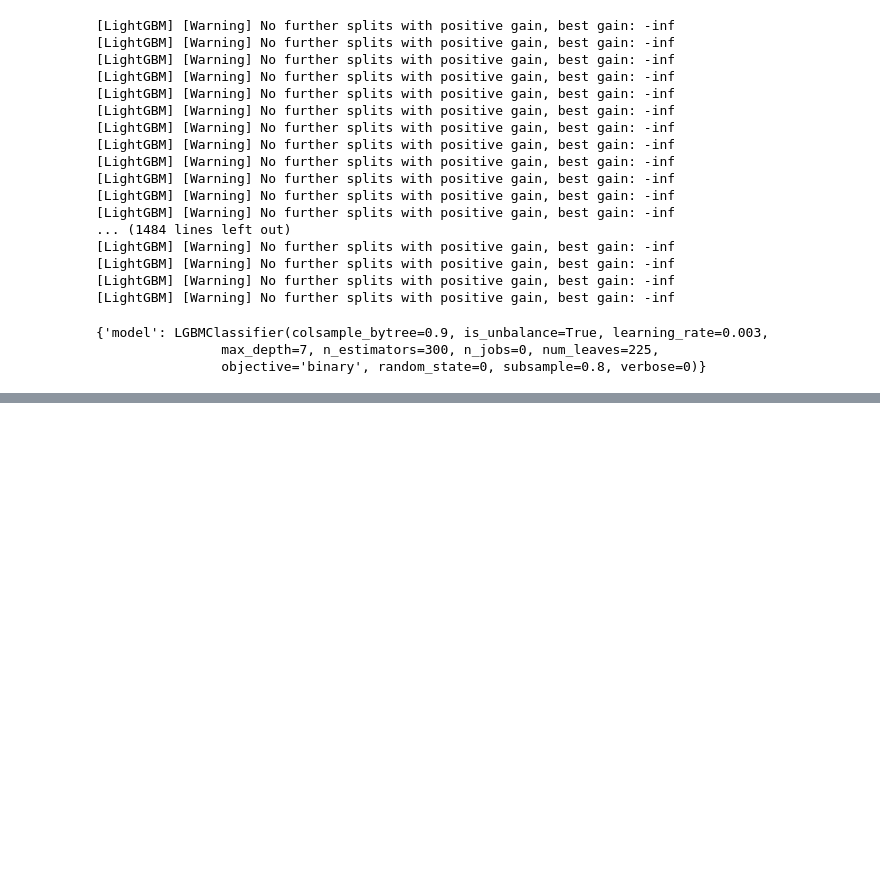
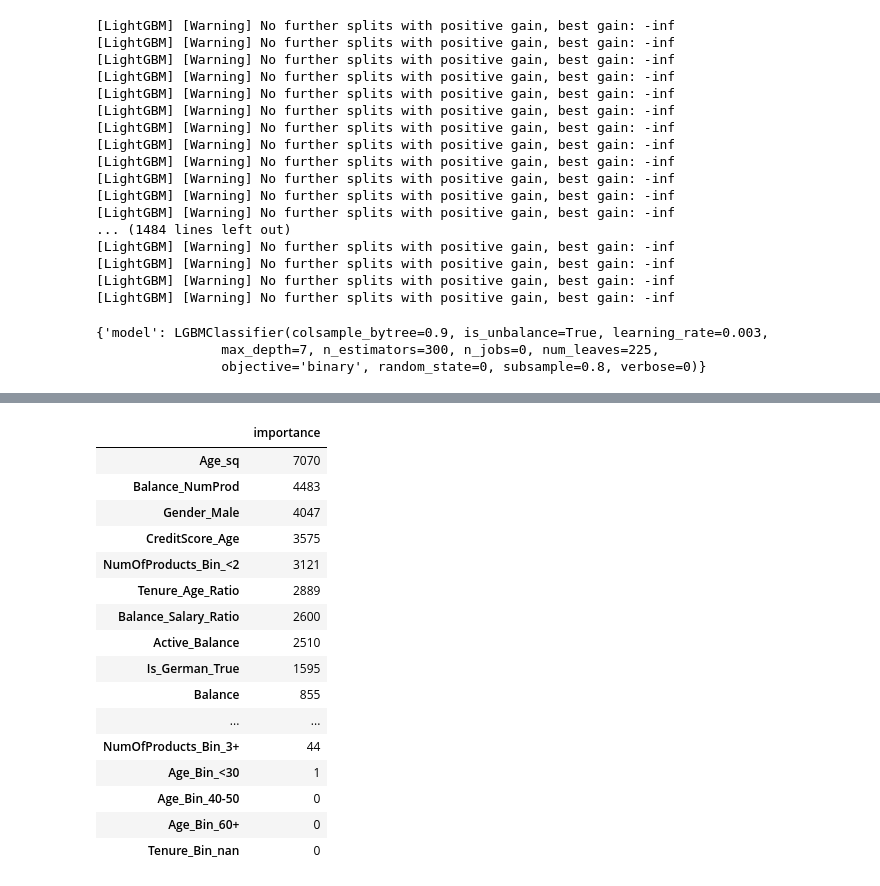
Before and after one commit to lbihin/mlpro-classification-bank-churn-2025, a Jupyter notebook: modelisation/modelisation-v1.ipynb, the cells around one changed output, grey strips where cells are left out. Drawn from its saved outputs; the diff is of its cells as text; code cells hidden in the pictures; blank space fills up the shorter version.

Commit message:
modelisation avec nouvelle feature

```diff
--- a/modelisation/modelisation-v1.ipynb
+++ b/modelisation/modelisation-v1.ipynb
@@ -60,10 +62,10 @@ The y_test set contains: (28716,) elements
 # %%
 from lightgbm import LGBMClassifier
 from sklearn.compose import ColumnTransformer
-from sklearn.discriminant_analysis import StandardScaler
 from sklearn.ensemble import GradientBoostingClassifier
-from sklearn.model_selection import RandomizedSearchCV
+from sklearn.model_selection import GridSearchCV, RandomizedSearchCV
 from sklearn.pipeline import FeatureUnion, Pipeline
+from sklearn.preprocessing import KBinsDiscretizer
 from modelisation.feature_engineering import ChurnCategories, ChurnProduct, ChurnRatios
 
 
@@ -80,7 +82,8 @@ numerical = ColumnTransformer(
 
 categorical = ColumnTransformer(
     transformers=[
-        ('binning', ChurnCategories(encode=True), ['Gender', 'Geography', 'NumOfProducts', 'CreditScore', 'Age', 'Tenure'])
+        ('binning', ChurnCategories(encode=True), ['Gender', 'Geography', 'NumOfProducts', 'CreditScore', 'Age', 'Tenure', 'IsActiveMember']),
+        ('balance_transformer', KBinsDiscretizer(n_bins=5, encode='ordinal', strategy='kmeans'), ['Balance'])
     ],
     verbose_feature_names_out=False,
     remainder='drop'
@@ -139,9 +142,8 @@ param_grid = {
     ]
 }
 
-search = RandomizedSearchCV(
-        pipe, param_grid, n_iter=20,
-        scoring='f1', cv=4, random_state=42, n_jobs=-1)
+search = GridSearchCV(
+        pipe, param_grid, scoring='f1', cv=4, n_jobs=-1)
 search.fit(X_train, y_train)
 best_pipe = search.best_estimator_
 # %% [output]
@@ -187,0 +206,21 @@ f1_score(y_test, (proba>=best_t))
+# %%
+importance_df = pd.DataFrame(search.best_estimator_['model'].feature_importances_, columns=['importance'], index=search.best_estimator_['model'].feature_name_)
+importance_df.sort_values(by='importance', ascending=False)
+# %% [output]
+|  | importance |
+| Age_sq | 7070 |
+| Balance_NumProd | 4483 |
+| Gender_Male | 4047 |
+| CreditScore_Age | 3575 |
+| NumOfProducts_Bin_<2 | 3121 |
+| Tenure_Age_Ratio | 2889 |
+| Balance_Salary_Ratio | 2600 |
+| Active_Balance | 2510 |
+| Is_German_True | 1595 |
+| Balance | 855 |
+| ... | ... |
+| NumOfProducts_Bin_3+ | 44 |
+| Age_Bin_<30 | 1 |
+| Age_Bin_40-50 | 0 |
+| Age_Bin_60+ | 0 |
+| Tenure_Bin_nan | 0 |
```
Also changed, not shown: parts of 4 cells of this notebook, 3 other files.
